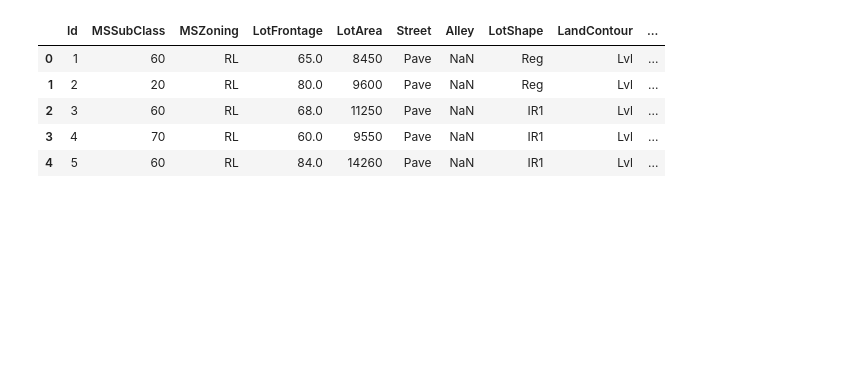
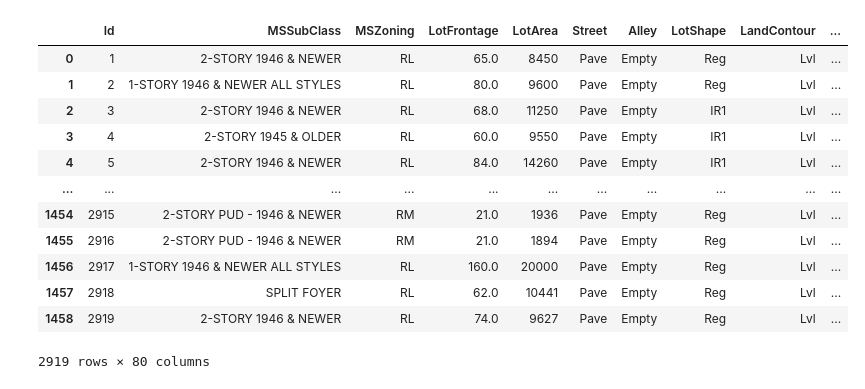
Before and after one commit to romnatall/stkagglehouseprice, a Jupyter notebook: a.ipynb, the cells around one changed output. Cells and saved outputs as stored; diff of their text form; code cells hidden in the pictures; blank space fills up the shorter version.

```diff
--- a/a.ipynb
+++ b/a.ipynb
@@ -18,18 +18,11 @@ warnings.filterwarnings('ignore')
 
 
 import catboost as cat
-# %%
-train = pd.read_csv('train.csv')
-test = pd.read_csv('test.csv')
-train.head()
-# %% [output]
-|  | Id | MSSubClass | MSZoning | LotFrontage | LotArea | Street | Alley | LotShape | LandContour | ... |
-| 0 | 1 | 60 | RL | 65.0 | 8450 | Pave | NaN | Reg | Lvl | ... |
-| 1 | 2 | 20 | RL | 80.0 | 9600 | Pave | NaN | Reg | Lvl | ... |
-| 2 | 3 | 60 | RL | 68.0 | 11250 | Pave | NaN | IR1 | Lvl | ... |
-| 3 | 4 | 70 | RL | 60.0 | 9550 | Pave | NaN | IR1 | Lvl | ... |
-| 4 | 5 | 60 | RL | 84.0 | 14260 | Pave | NaN | IR1 | Lvl | ... |
 # %%
+train = pd.read_csv('train.csv')
+test = pd.read_csv('test.csv')
+train.head()
+
 def preprocess(df):
     rendict={
         'name':'MSSubClass',
@@ -43,32 +36,56 @@ def preprocess(df):
         75: '2-1/2 STORY ALL AGES',
         80: 'SPLIT OR MULTI-LEVEL',
         85: 'SPLIT FOYER',
         90: 'DUPLEX - ALL STYLES AND AGES',
         120: '1-STORY PUD (Planned Unit Development) - 1946 & NEWER',
         150: '1-1/2 STORY PUD - ALL AGES',
         160: '2-STORY PUD - 1946 & NEWER',
         180: 'PUD - MULTILEVEL - INCL SPLIT LEV/FOYER',
         190: '2 FAMILY CONVERSION - ALL STYLES AND AGES'
     }
     df[rendict['name']]=df[rendict['name']].map( rendict)
 
     nanistype=[
         'Alley',
         'BsmtQual',
         'BsmtCond',
         'BsmtExposure',
         'BsmtFinType1',
         'BsmtFinType2',
         'FireplaceQu',
         'GarageType',
         'GarageFinish',
         'GarageQual',
         'GarageCond',
         'PoolQC',
         'Fence',
         'MiscFeature',
         'MasVnrType'
     ]
 
-    return df[nanistype].fillna('Empty')
+    df[nanistype]=df[nanistype].fillna('Empty')
+    return df
+
+train = preprocess(train)
+test = preprocess(test)
+
+fullset=pd.concat([train.drop(['SalePrice'],axis=1),test])
+
+def fill_anyNan(df):
+
+    return df
+# %% [output]
+|  | Id | MSSubClass | MSZoning | LotFrontage | LotArea | Street | Alley | LotShape | LandContour | ... |
+| 0 | 1 | 2-STORY 1946 & NEWER | RL | 65.0 | 8450 | Pave | Empty | Reg | Lvl | ... |
+| 1 | 2 | 1-STORY 1946 & NEWER ALL STYLES | RL | 80.0 | 9600 | Pave | Empty | Reg | Lvl | ... |
+| 2 | 3 | 2-STORY 1946 & NEWER | RL | 68.0 | 11250 | Pave | Empty | IR1 | Lvl | ... |
+| 3 | 4 | 2-STORY 1945 & OLDER | RL | 60.0 | 9550 | Pave | Empty | IR1 | Lvl | ... |
+| 4 | 5 | 2-STORY 1946 & NEWER | RL | 84.0 | 14260 | Pave | Empty | IR1 | Lvl | ... |
+| ... | ... | ... | ... | ... | ... | ... | ... | ... | ... | ... |
+| 1454 | 2915 | 2-STORY PUD - 1946 & NEWER | RM | 21.0 | 1936 | Pave | Empty | Reg | Lvl | ... |
+| 1455 | 2916 | 2-STORY PUD - 1946 & NEWER | RM | 21.0 | 1894 | Pave | Empty | Reg | Lvl | ... |
+| 1456 | 2917 | 1-STORY 1946 & NEWER ALL STYLES | RL | 160.0 | 20000 | Pave | Empty | Reg | Lvl | ... |
+| 1457 | 2918 | SPLIT FOYER | RL | 62.0 | 10441 | Pave | Empty | Reg | Lvl | ... |
+| 1458 | 2919 | 2-STORY 1946 & NEWER | RL | 74.0 | 9627 | Pave | Empty | Reg | Lvl | ... |
+2919 rows × 80 columns
 # %%
```
Also changed, not shown: parts of 1 cell of this notebook.
